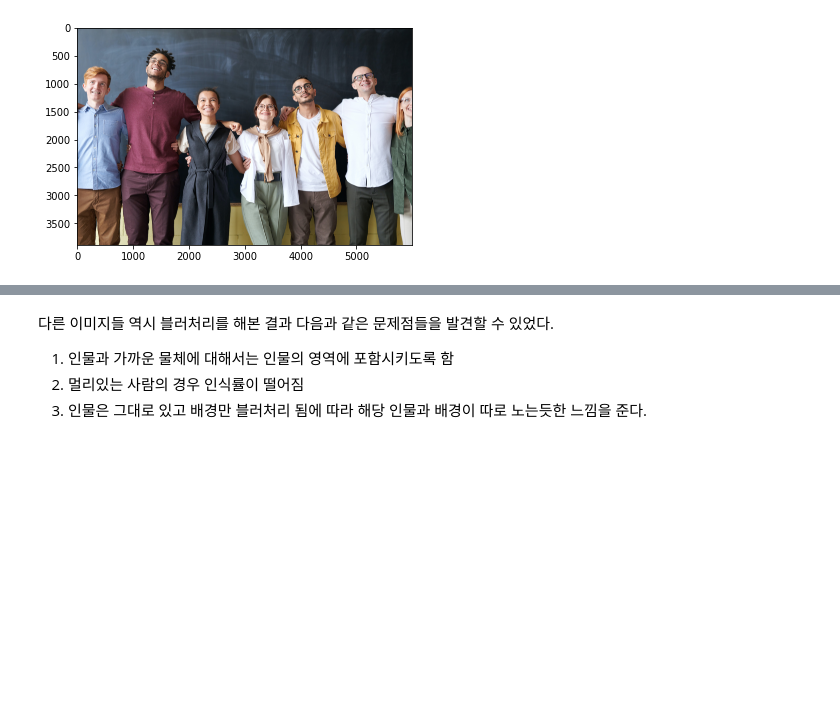
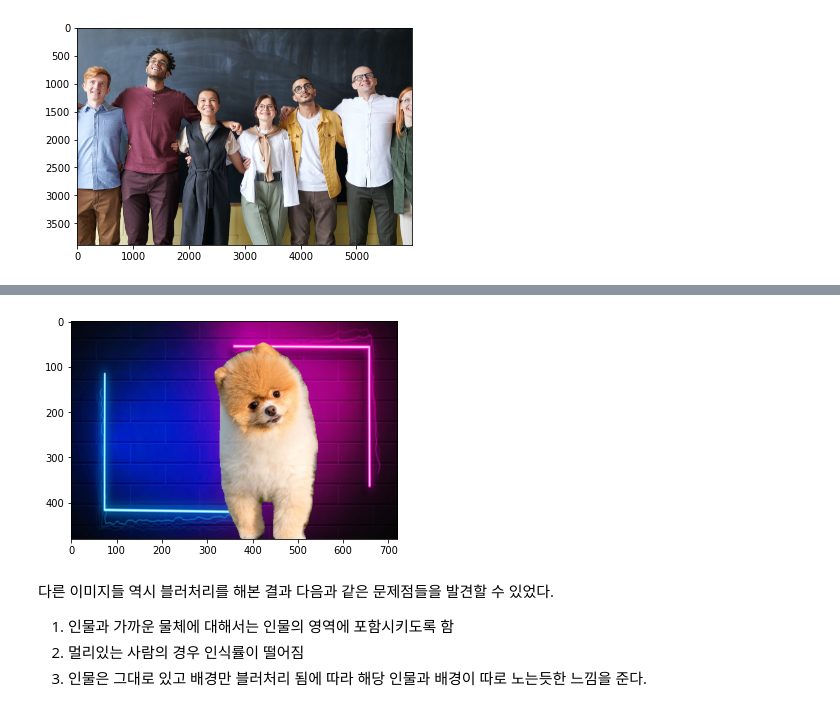
Before and after one commit to chroion/exploration, a Jupyter notebook: EP-09/EP-09.ipynb, the cells around one changed output, grey strips where cells are left out. Drawn from its saved outputs; the diff is of its cells as text; code cells hidden in the pictures; blank space fills up the shorter version.

```diff
--- a/EP-09/EP-09.ipynb
+++ b/EP-09/EP-09.ipynb
@@ -267,3 +281,37 @@ plt.show()
+# %%
+def change_background(category, img_path, bg_path):
+    segvalues, output = model.segmentAsPascalvoc(img_path)
+    image = cv2.imread(img_path)
+    bg_image = cv2.imread(bg_path)
+    bg_image = cv2.resize(bg_image, (image.shape[1], image.shape[0]))
+
+    if category == "human":
+        seg_color = (128, 128, 192)
+    elif category == "dog":
+        seg_color = (128, 0, 64)
+
+    seg_map = np.all(output == seg_color, axis=-1)
+    img_show = image.copy()
+    img_mask = seg_map.astype(np.uint8) * 255
+    color_mask = cv2.applyColorMap(img_mask, cv2.COLORMAP_JET)
+    img_mask_color = cv2.cvtColor(img_mask, cv2.COLOR_GRAY2BGR)
+    img_bg_mask = cv2.bitwise_not(img_mask_color)
+
+    img_bg = cv2.bitwise_and(bg_image, img_bg_mask)
+    img_point=cv2.bitwise_and(img_show, img_mask_color)
+    img_concat = cv2.bitwise_or(img_bg, img_point)
+
+    return img_concat
+# %%
+img_path = os.getenv('HOME')+'/aiffel/human_segmentation/images/dog.jpg'
+background_path= os.getenv('HOME')+'/aiffel/human_segmentation/images/background.jpg'
+change_img_dog=change_background("dog",img_path, background_path)
+
+
+plt.imshow(cv2.cvtColor(change_img_dog, cv2.COLOR_BGR2RGB))
+plt.show()
+# %% [output]
+[figure, added]
 # %% [markdown]
 다른 이미지들 역시 블러처리를 해본 결과 다음과 같은 문제점들을 발견할 수 있었다.
 
```
Also changed, not shown: parts of 6 cells of this notebook, 2 other files.
